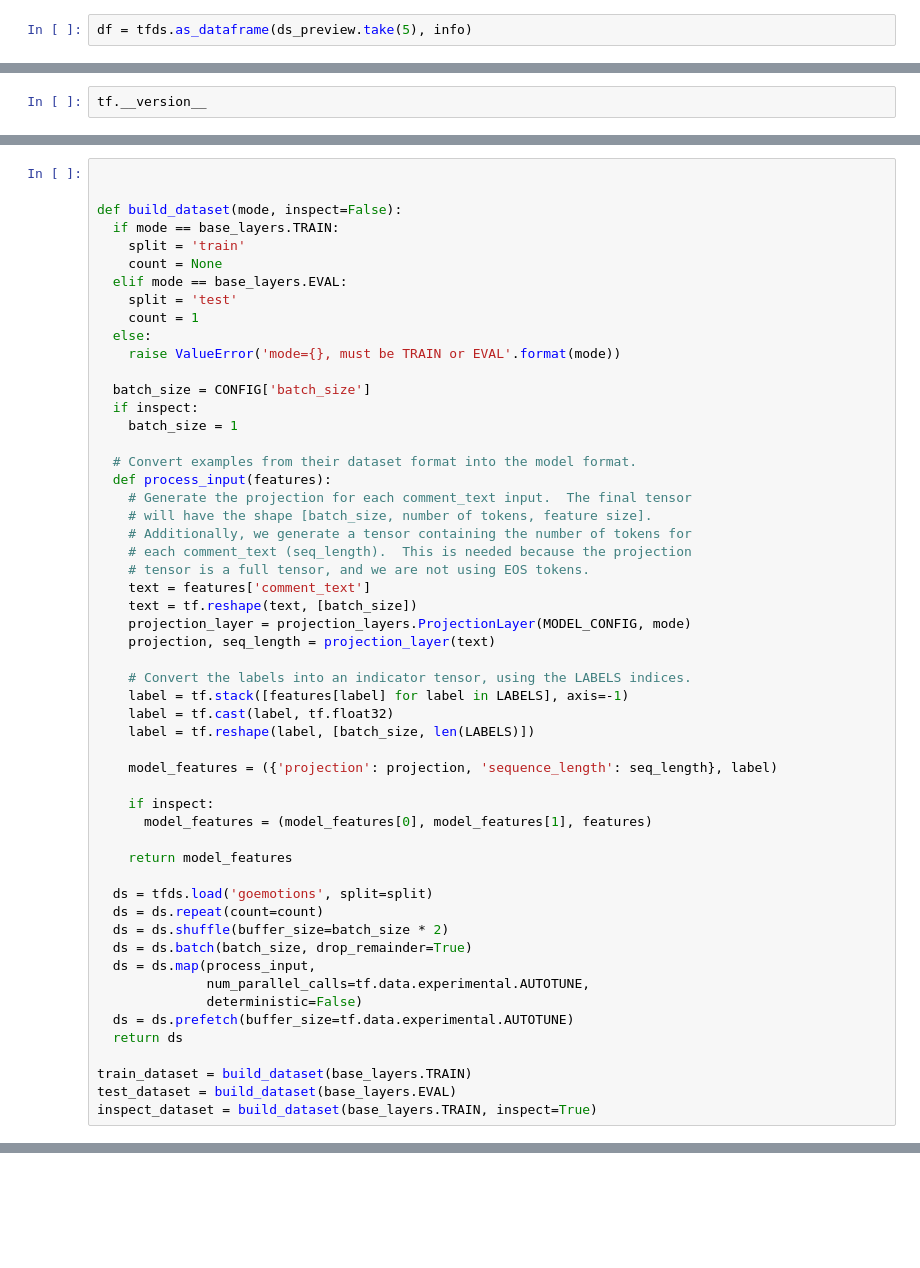
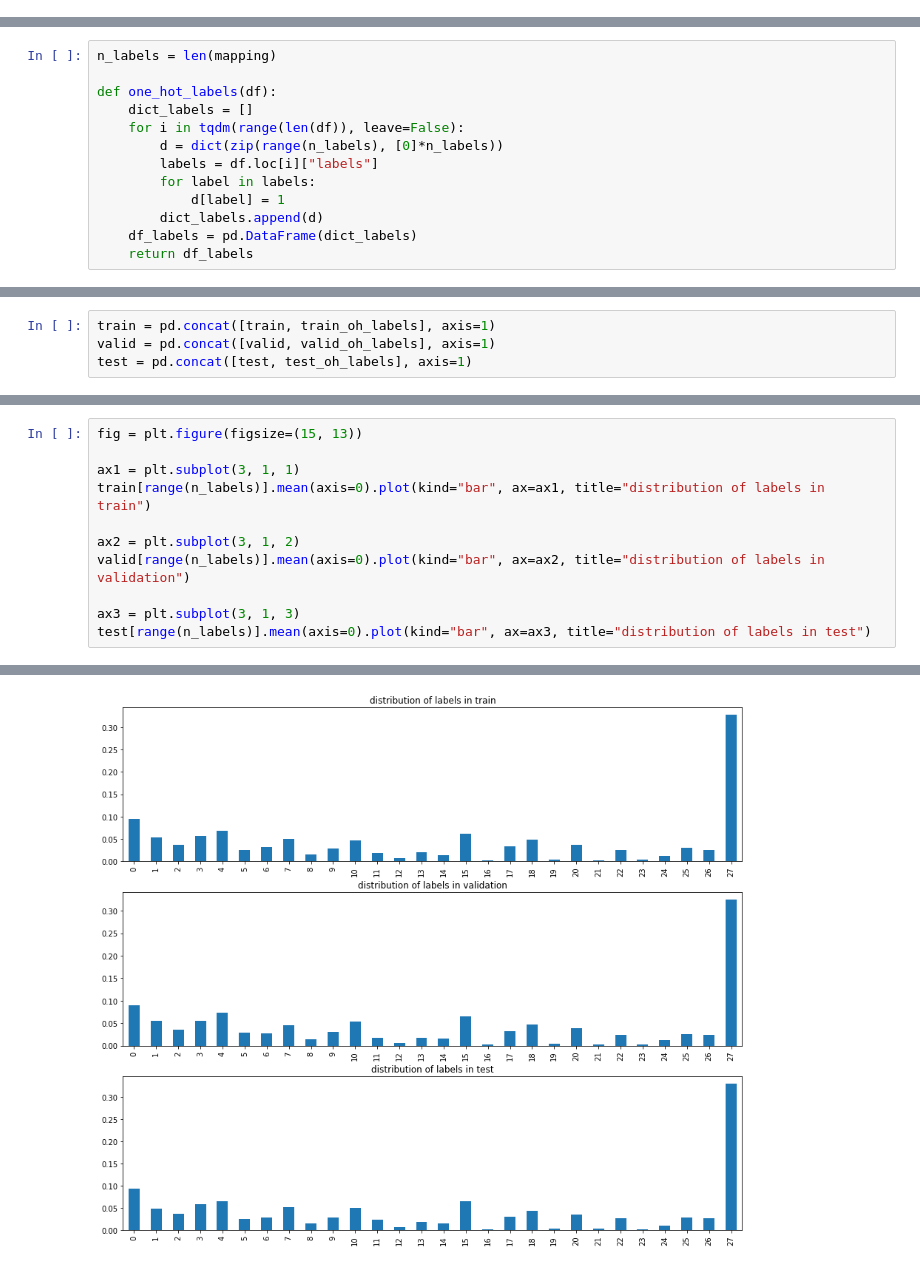
Before and after one commit to rafaelcalixto/botcryptowatcher, a Jupyter notebook: tf training.ipynb, the cells around one changed output, grey strips where cells are left out. Cells and saved outputs as stored; diff of their text form; blank space fills up the shorter version.

```diff
--- a/tf training.ipynb
+++ b/tf training.ipynb
@@ -11,2 +38,0 @@ ds_preview, info = tfds.load("goemotions", split="train", with_info=True)
-# %%
-df = tfds.as_dataframe(ds_preview.take(5), info)
@@ -15 +41,14 @@ df
+# %%
+n_labels = len(mapping)
+
+def one_hot_labels(df):
+    dict_labels = []
+    for i in tqdm(range(len(df)), leave=False):
+        d = dict(zip(range(n_labels), [0]*n_labels))
+        labels = df.loc[i]["labels"]
+        for label in labels:
+            d[label] = 1
+        dict_labels.append(d)
+    df_labels = pd.DataFrame(dict_labels)
+    return df_labels
 # %%
@@ -90,2 +62,4 @@ ModuleNotFoundError: No module named 'layers'
 # %%
-tf.__version__
+train = pd.concat([train, train_oh_labels], axis=1)
+valid = pd.concat([valid, valid_oh_labels], axis=1)
+test = pd.concat([test, test_oh_labels], axis=1)
@@ -94,54 +82,12 @@ tf.__version__
 # %%
+fig = plt.figure(figsize=(15, 13))
 
+ax1 = plt.subplot(3, 1, 1)
+train[range(n_labels)].mean(axis=0).plot(kind="bar", ax=ax1, title="distribution of labels in train")
 
-def build_dataset(mode, inspect=False):
-  if mode == base_layers.TRAIN:
-    split = 'train'
-    count = None
-  elif mode == base_layers.EVAL:
-    split = 'test'
-    count = 1
-  else:
-    raise ValueError('mode={}, must be TRAIN or EVAL'.format(mode))
+ax2 = plt.subplot(3, 1, 2)
+valid[range(n_labels)].mean(axis=0).plot(kind="bar", ax=ax2, title="distribution of labels in validation")
 
-  batch_size = CONFIG['batch_size']
-  if inspect:
-    batch_size = 1
-
-  # Convert examples from their dataset format into the model format.
-  def process_input(features):
-    # Generate the projection for each comment_text input.  The final tensor
-    # will have the shape [batch_size, number of tokens, feature size].
-    # Additionally, we generate a tensor containing the number of tokens for
-    # each comment_text (seq_length).  This is needed because the projection
-    # tensor is a full tensor, and we are not using EOS tokens.
-    text = features['comment_text']
-    text = tf.reshape(text, [batch_size])
-    projection_layer = projection_layers.ProjectionLayer(MODEL_CONFIG, mode)
-    projection, seq_length = projection_layer(text)
-
-    # Convert the labels into an indicator tensor, using the LABELS indices.
-    label = tf.stack([features[label] for label in LABELS], axis=-1)
-    label = tf.cast(label, tf.float32)
-    label = tf.reshape(label, [batch_size, len(LABELS)])
-
-    model_features = ({'projection': projection, 'sequence_length': seq_length}, label)
-
-    if inspect:
-      model_features = (model_features[0], model_features[1], features)
-
-    return model_features
-
-  ds = tfds.load('goemotions', split=split)
-  ds = ds.repeat(count=count)
-  ds = ds.shuffle(buffer_size=batch_size * 2)
-  ds = ds.batch(batch_size, drop_remainder=True)
-  ds = ds.map(process_input,
-              num_parallel_calls=tf.data.experimental.AUTOTUNE,
-              deterministic=False)
-  ds = ds.prefetch(buffer_size=tf.data.experimental.AUTOTUNE)
-  return ds
-
-train_dataset = build_dataset(base_layers.TRAIN)
-test_dataset = build_dataset(base_layers.EVAL)
-inspect_dataset = build_dataset(base_layers.TRAIN, inspect=True)
+ax3 = plt.subplot(3, 1, 3)
+test[range(n_labels)].mean(axis=0).plot(kind="bar", ax=ax3, title="distribution of labels in test")
+# %% [output]
@@ -147,0 +95 @@ inspect_dataset = build_dataset(base_layers.TRAIN, inspect=True)
+[figure, added]
```
Also changed, not shown: parts of 22 cells of this notebook, 1 other file.
